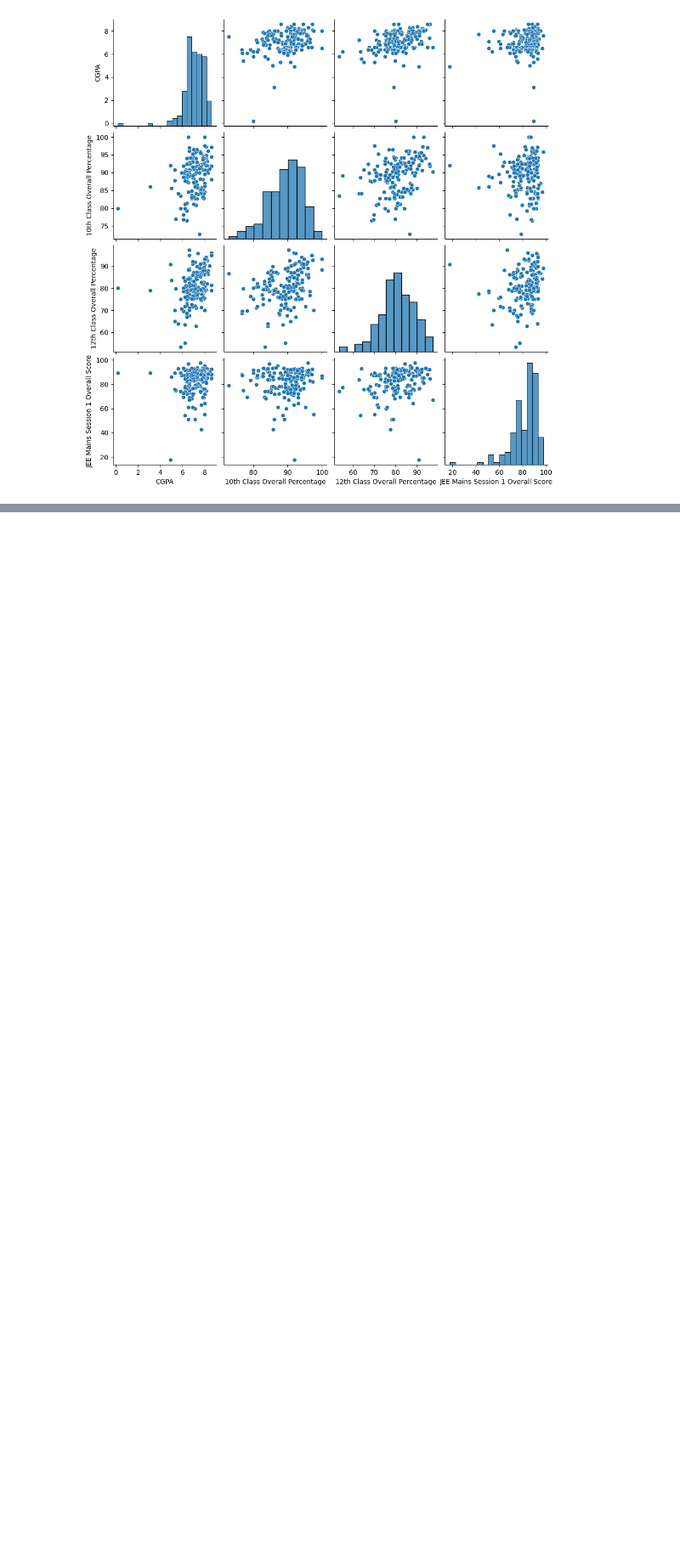
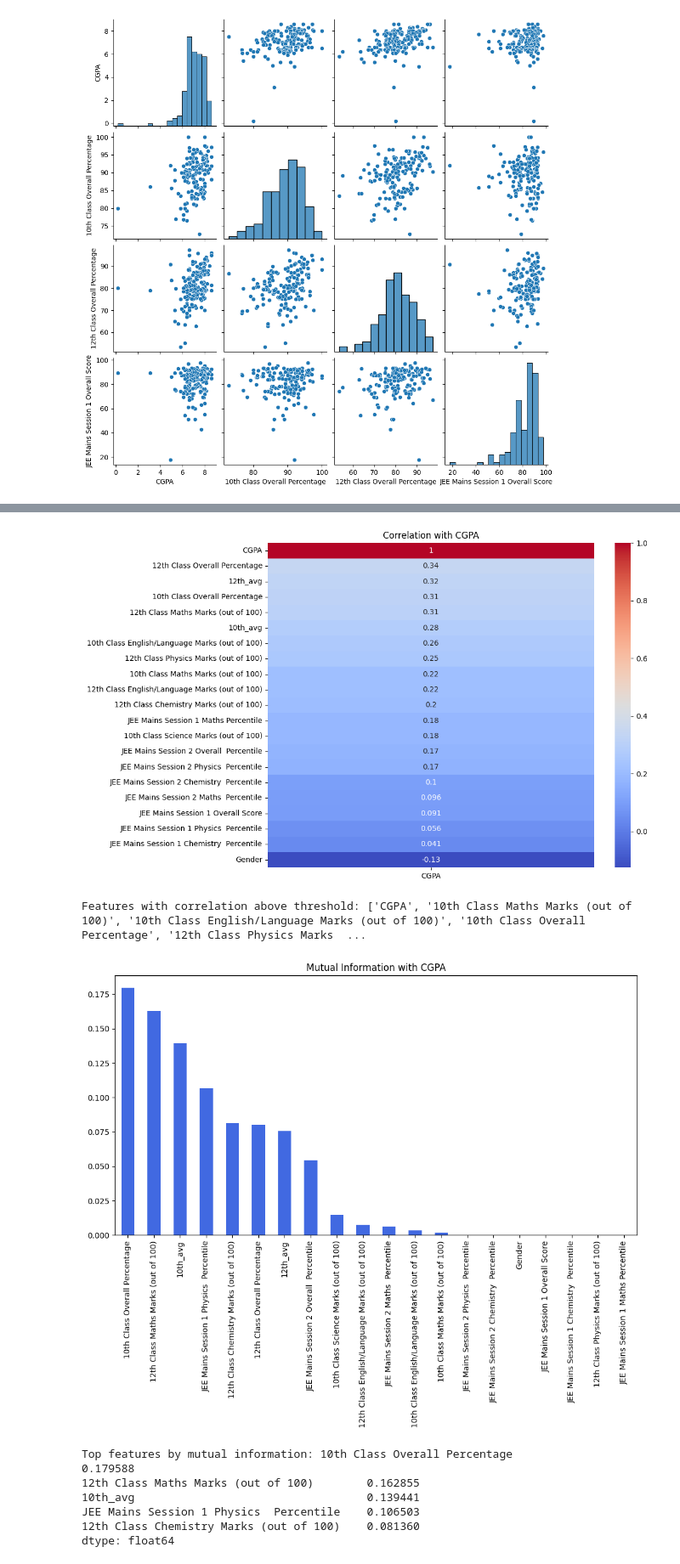
Before and after one commit to amitsitare/CGPA-Prediction-Model, a Jupyter notebook: relations.ipynb, the cells around one changed output, grey strips where cells are left out. Shown at 85% size. Drawn from its saved outputs; the diff is of its cells as text; code cells hidden in the pictures; blank space fills up the shorter version.

```diff
--- a/relations.ipynb
+++ b/relations.ipynb
@@ -144,6 +126,8 @@ dtype: float64
 [figure]
 # %% [markdown]
 ## Gender Based distribution
+# %%
+df["Gender"] = df["Gender"].replace({'Male': 1,'Female':0})
 # %%
 print("Gender Distribution:")
 display(df['Gender'].value_counts())
@@ -193,0 +181,2 @@ Key Statistics:
+# %%
+df =  df.drop(["10th Class Board","12th Class School Category","12th Class Board"], axis =1)
@@ -193,0 +199,44 @@ Key Statistics:
+# %%
+import pandas as pd
+import seaborn as sns
+import matplotlib.pyplot as plt
+from sklearn.feature_selection import mutual_info_regression
+
+# Calculate correlation matrix
+corr_matrix = df.corr()
+
+# Visualize correlations with CGPA
+plt.figure(figsize=(10, 8))
+sns.heatmap(corr_matrix[['CGPA']].sort_values(by='CGPA', ascending=False), annot=True, cmap='coolwarm')
+plt.title("Correlation with CGPA")
+plt.show()
+
+# Select features with high correlation (threshold > 0.2 for example)
+high_corr_features = corr_matrix['CGPA'][corr_matrix['CGPA'].abs() > 0.2].index.tolist()
+
+print("Features with correlation above threshold:", high_corr_features)
+
+# Using Mutual Information for better feature detection
+X = df.drop(columns=['CGPA'])  # Features
+y = df['CGPA']  # Target
+
+# Compute mutual information
+mutual_info = mutual_info_regression(X, y)
+mutual_info_series = pd.Series(mutual_info, index=X.columns)
+
+# Plot mutual information
+mutual_info_series.sort_values(ascending=False).plot(kind='bar', figsize=(12, 6), color='royalblue')
+plt.title('Mutual Information with CGPA')
+plt.show()
+
+print("Top features by mutual information:", mutual_info_series.nlargest(5))
+# %% [output]
+[figure, added]
+Features with correlation above threshold: ['CGPA', '10th Class Maths Marks (out of 100)', '10th Class English/Language Marks (out of 100)', '10th Class Overall Percentage', '12th Class Physics Marks  ...
+[figure, added]
+Top features by mutual information: 10th Class Overall Percentage              0.179588
+12th Class Maths Marks (out of 100)        0.162855
+10th_avg                                   0.139441
+JEE Mains Session 1 Physics  Percentile    0.106503
+12th Class Chemistry Marks (out of 100)    0.081360
+dtype: float64
```
Also changed, not shown: parts of 14 cells of this notebook, 3 other files.
